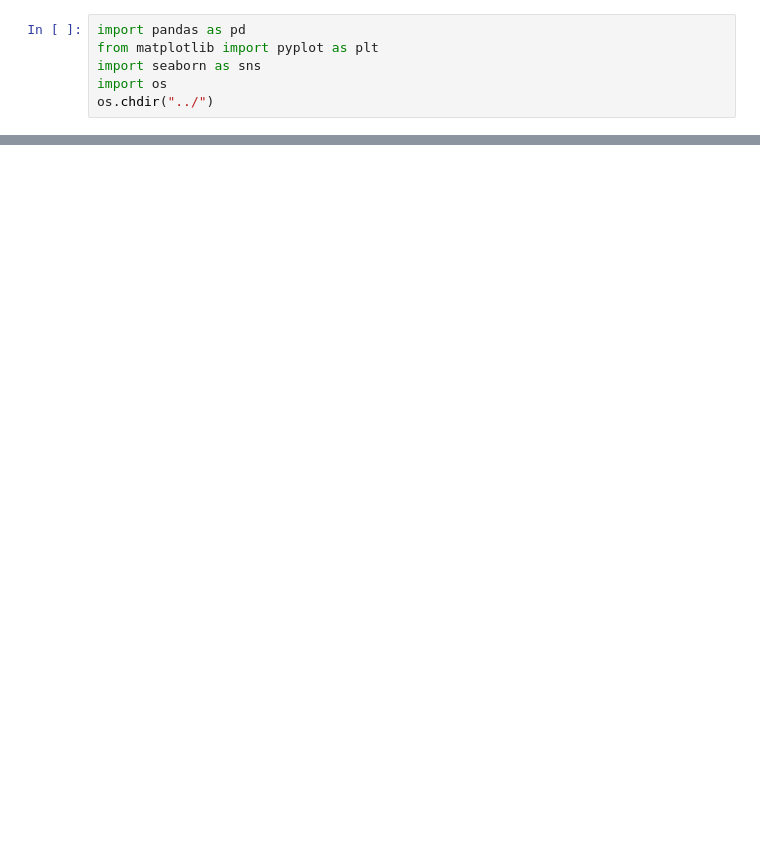
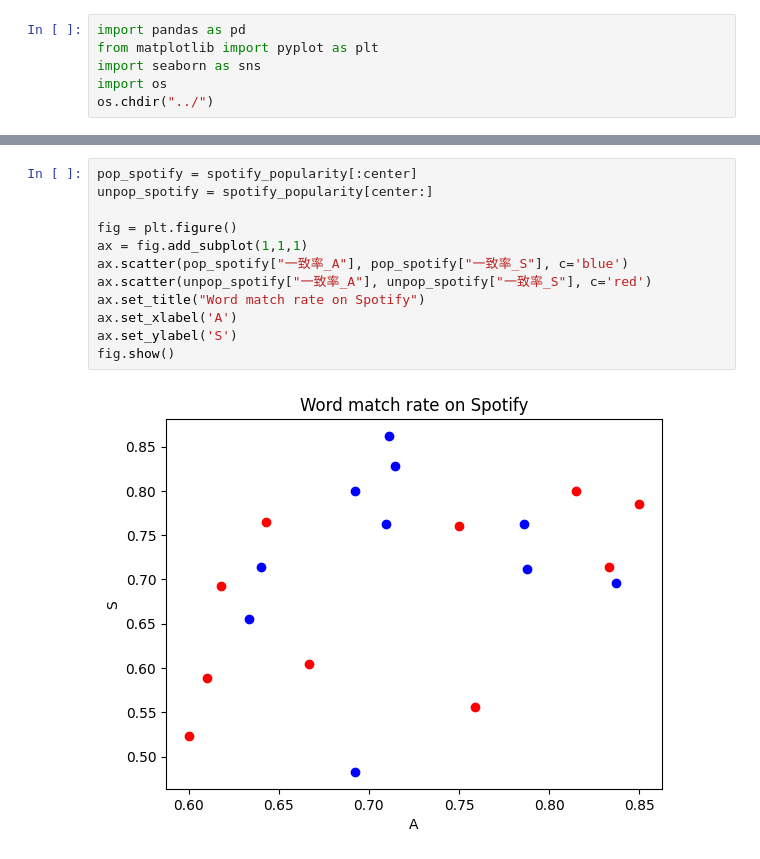
Before and after one commit to tsubasasugawara/lyrics_melody_analyzer, a Jupyter notebook: notebooks/word_match_rate_scatter.ipynb, the cells around one changed output, grey strips where cells are left out. Cells and saved outputs as stored; diff of their text form; blank space fills up the shorter version.

```diff
--- a/notebooks/word_match_rate_scatter.ipynb
+++ b/notebooks/word_match_rate_scatter.ipynb
@@ -51,0 +33,14 @@ fig.show()
+# %%
+pop_spotify = spotify_popularity[:center]
+unpop_spotify = spotify_popularity[center:]
+
+fig = plt.figure()
+ax = fig.add_subplot(1,1,1)
+ax.scatter(pop_spotify["一致率_A"], pop_spotify["一致率_S"], c='blue')
+ax.scatter(unpop_spotify["一致率_A"], unpop_spotify["一致率_S"], c='red')
+ax.set_title("Word match rate on Spotify")
+ax.set_xlabel('A')
+ax.set_ylabel('S')
+fig.show()
+# %% [output]
+[figure, added]
```
Also changed, not shown: parts of 4 cells of this notebook, 2 other files.
